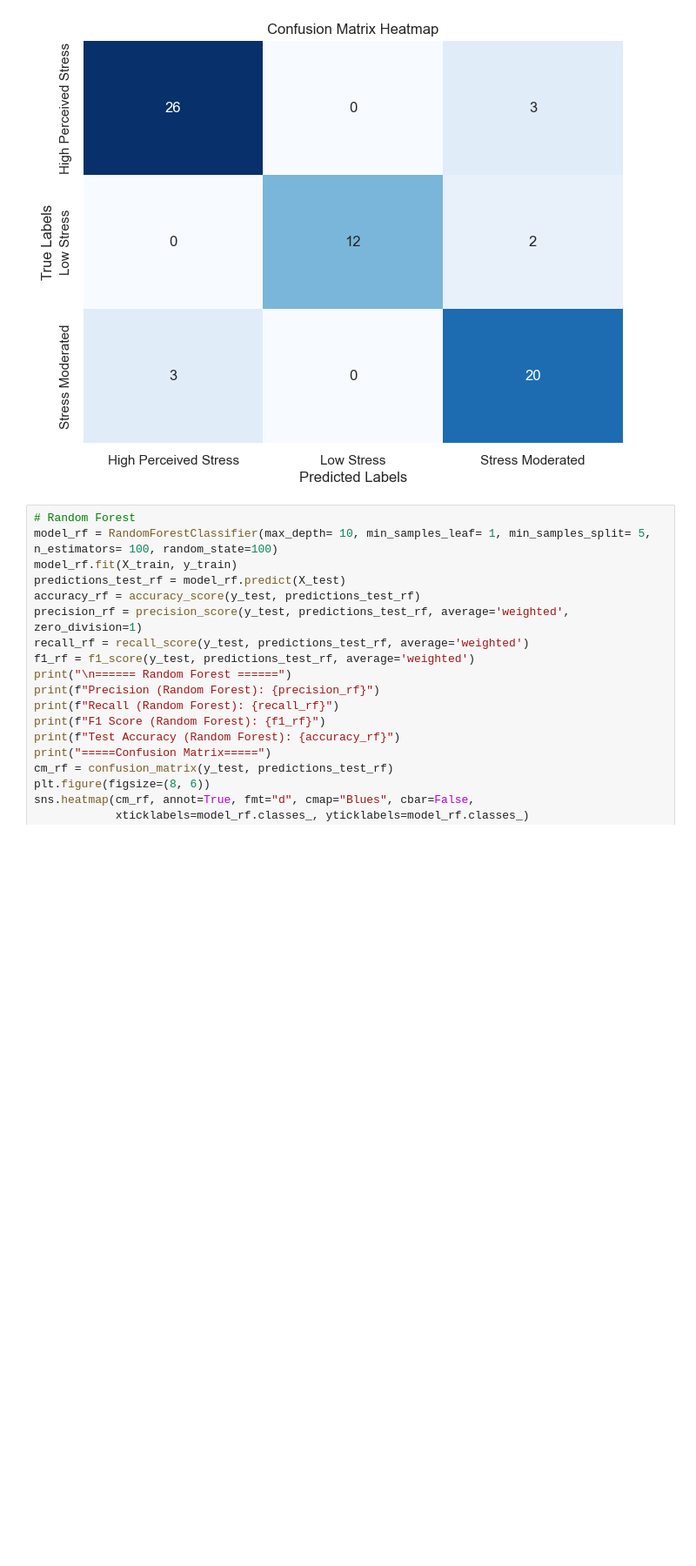
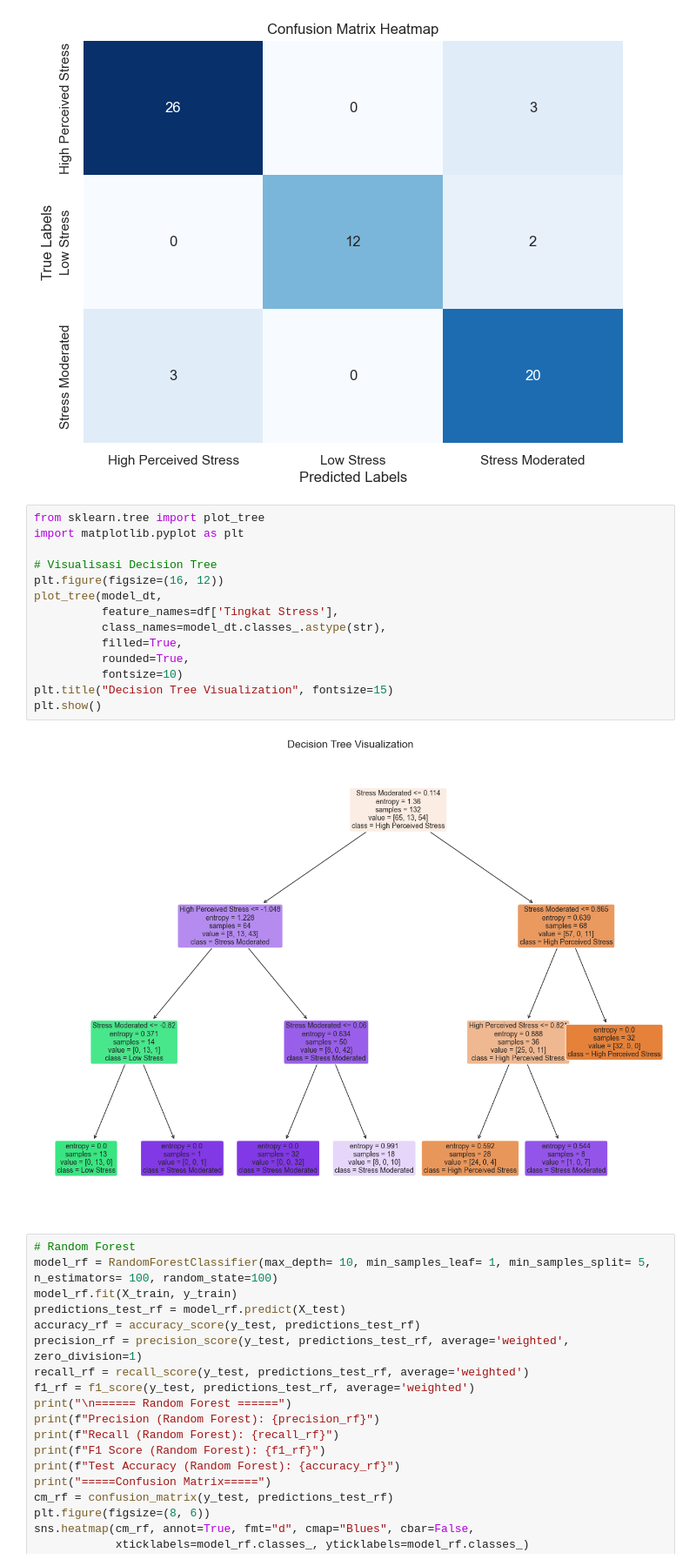
Before and after one commit to AirlanggaDS/StressLevelEvaluation, a Jupyter notebook: ClusterFix.ipynb, the cells around one changed output. Shown at 87% size. Saved outputs shown, nothing was run; the diff lists cells and outputs as text; blank space fills up the shorter version.

```diff
--- a/ClusterFix.ipynb
+++ b/ClusterFix.ipynb
@@ -388,6 +389,22 @@ F1 Score (Decision Tree): 0.8801476301476301
 Test Accuracy (Decision Tree): 0.8787878787878788
 =====Confusion Matrix=====
 [figure]
+# %%
+from sklearn.tree import plot_tree
+import matplotlib.pyplot as plt
+
+# Visualisasi Decision Tree
+plt.figure(figsize=(16, 12))
+plot_tree(model_dt,
+          feature_names=df['Tingkat Stress'],
+          class_names=model_dt.classes_.astype(str),
+          filled=True,
+          rounded=True,
+          fontsize=10)
+plt.title("Decision Tree Visualization", fontsize=15)
+plt.show()
+# %% [output]
+[figure, added]
 # %%
 # Random Forest
 model_rf = RandomForestClassifier(max_depth= 10, min_samples_leaf= 1, min_samples_split= 5, n_estimators= 100, random_state=100)
```
Also changed, not shown: parts of 14 cells of this notebook, 4 other files.
